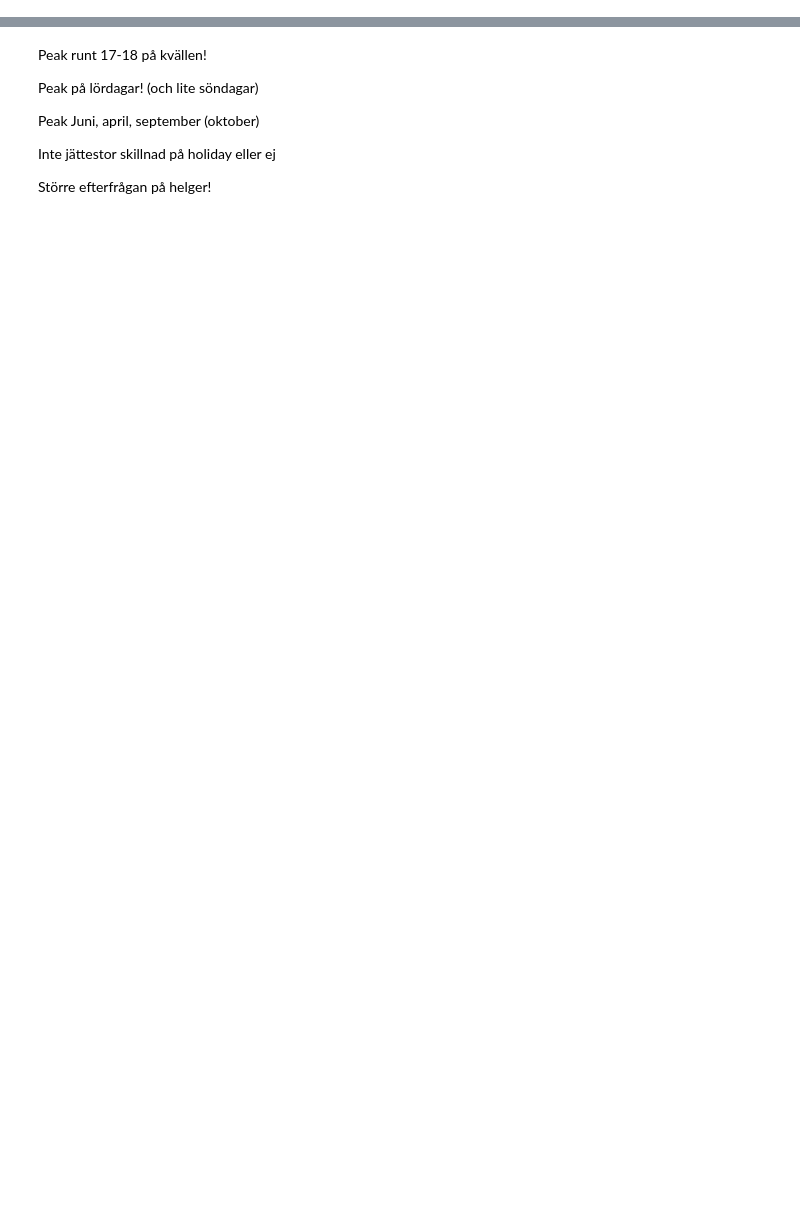
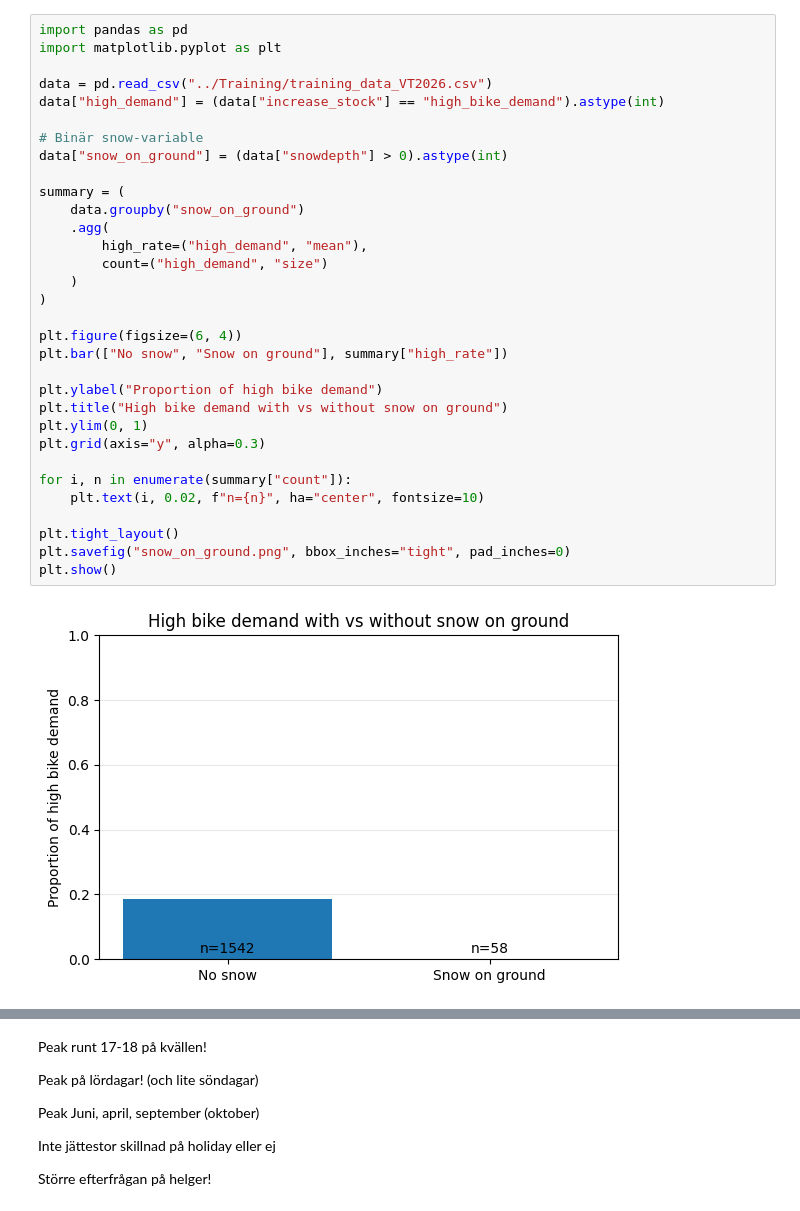
Before and after one commit to sebberendel/machine_learning_project, a Jupyter notebook: notebooks/Ivars.ipynb, the cells around one changed output, grey strips where cells are left out. Cells and saved outputs as stored; diff of their text form; blank space fills up the shorter version.

```diff
--- a/notebooks/Ivars.ipynb
+++ b/notebooks/Ivars.ipynb
@@ -41,0 +65,34 @@ plt.show()
+# %%
+import pandas as pd
+import matplotlib.pyplot as plt
+
+data = pd.read_csv("../Training/training_data_VT2026.csv")
+data["high_demand"] = (data["increase_stock"] == "high_bike_demand").astype(int)
+
+# Binär snow-variable
+data["snow_on_ground"] = (data["snowdepth"] > 0).astype(int)
+
+summary = (
+    data.groupby("snow_on_ground")
+    .agg(
+        high_rate=("high_demand", "mean"),
+        count=("high_demand", "size")
+    )
+)
+
+plt.figure(figsize=(6, 4))
+plt.bar(["No snow", "Snow on ground"], summary["high_rate"])
+
+plt.ylabel("Proportion of high bike demand")
+plt.title("High bike demand with vs without snow on ground")
+plt.ylim(0, 1)
+plt.grid(axis="y", alpha=0.3)
+
+for i, n in enumerate(summary["count"]):
+    plt.text(i, 0.02, f"n={n}", ha="center", fontsize=10)
+
+plt.tight_layout()
+plt.savefig("snow_on_ground.png", bbox_inches="tight", pad_inches=0)
+plt.show()
+# %% [output]
+[figure, added]
```
Also changed, not shown: parts of 3 cells of this notebook, 9 other files.
